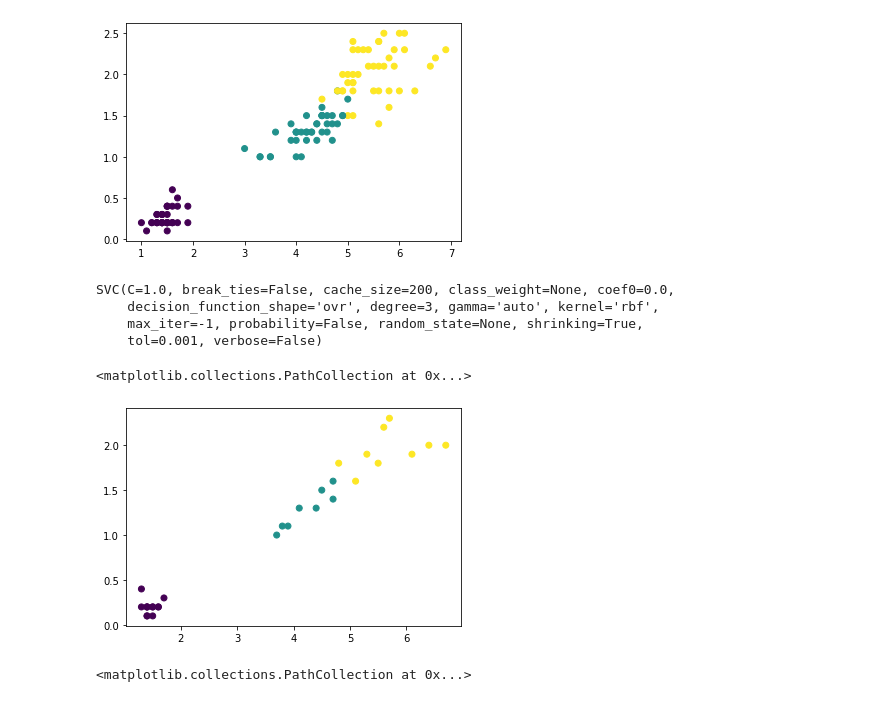
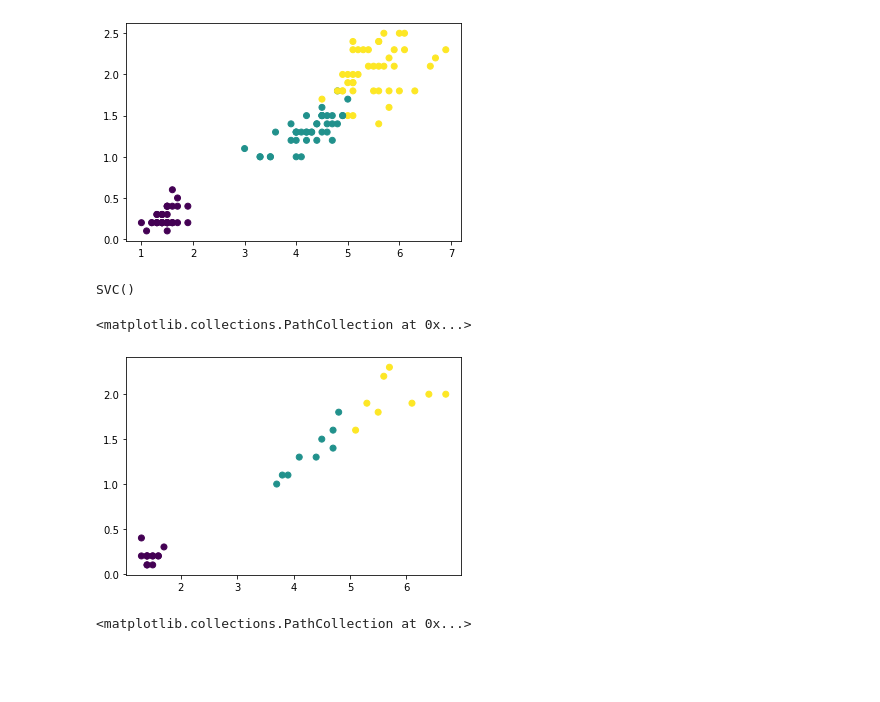
Before and after one commit to yenjannn/Python_self-study-notes, a Jupyter notebook: 1_成為Python數據分析達人的第一門課/機器學習篇II_SupervisedLearning.ipynb, the cells around one changed output. Saved outputs shown, nothing was run; the diff lists cells and outputs as text; code cells hidden in the pictures; blank space fills up the shorter version.

```diff
--- a/1_成為Python數據分析達人的第一門課/機器學習篇II_SupervisedLearning.ipynb
+++ b/1_成為Python數據分析達人的第一門課/機器學習篇II_SupervisedLearning.ipynb
@@ -209,18 +208,15 @@ plt.scatter(x_train[:, 0], x_train[:, 1], c=y_train)  # 畫出訓練資料分布
 # %%
 clf_iris = SVC()
 # %%
-clf.fit(x_train, y_train)
+clf_iris.fit(x_train, y_train)
 # %% [output]
-SVC(C=1.0, break_ties=False, cache_size=200, class_weight=None, coef0=0.0,
-    decision_function_shape='ovr', degree=3, gamma='auto', kernel='rbf',
-    max_iter=-1, probability=False, random_state=None, shrinking=True,
-    tol=0.001, verbose=False)
+SVC()
 # %%
-y_predict = clf.predict(x_test)
+y_predict = clf_iris.predict(x_test)
 plt.scatter(x_test[:, 0], x_test[:, 1], c=y_predict)
 # %% [output]
 <matplotlib.collections.PathCollection at 0x...>
-[figure, old version]
+[figure, new version]
 # %%
 plt.scatter(x_test[:, 0], x_test[:, 1], c=y_test)
 # %% [output]
```
Also changed, not shown: parts of 5 cells of this notebook, 28 other files.
